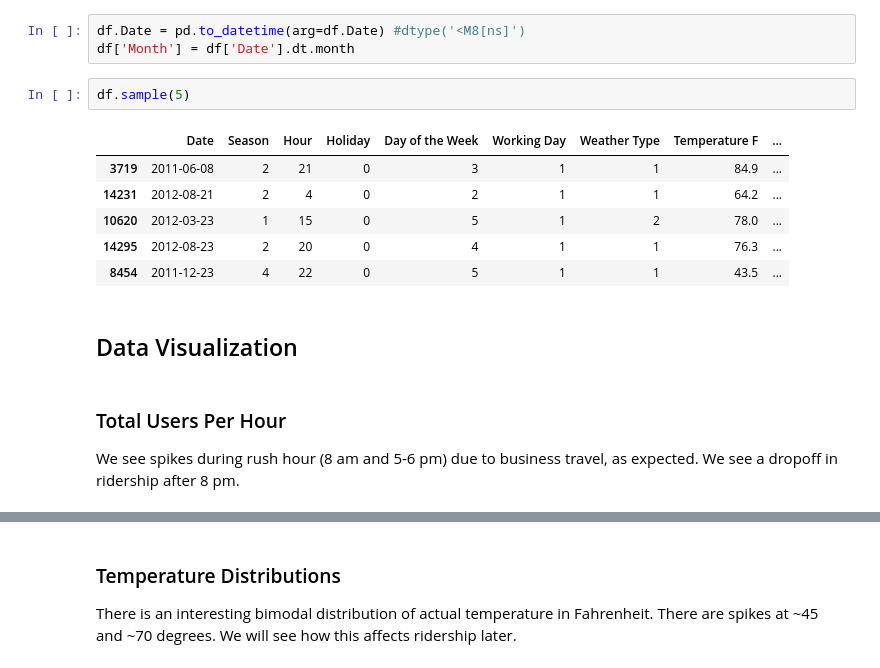
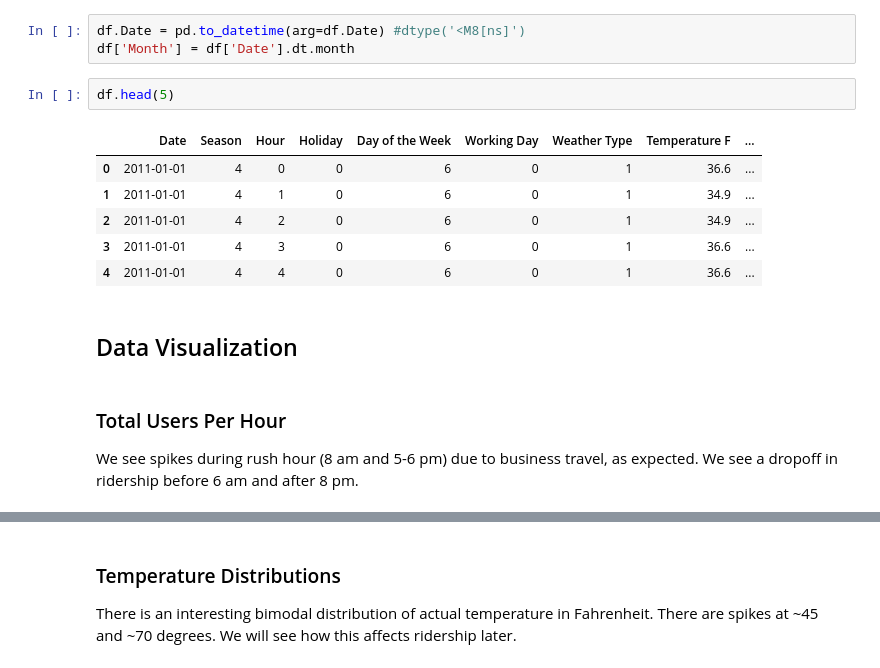
Before and after one commit to ArenCarpenter/Predicting_Bike_Ridership, a Jupyter notebook: 01_Exploratory_Data_Analysis.ipynb, the cells around one changed output, grey strips where cells are left out. Drawn from its saved outputs; the diff is of its cells as text.

```diff
--- a/01_Exploratory_Data_Analysis.ipynb
+++ b/01_Exploratory_Data_Analysis.ipynb
@@ -21,19 +21,19 @@ Our date column was an object, so transform to a datetime with pandas and create
 df.Date = pd.to_datetime(arg=df.Date) #dtype('<M8[ns]')
 df['Month'] = df['Date'].dt.month
 # %%
-df.sample(5)
+df.head(5)
 # %% [output]
 |  | Date | Season | Hour | Holiday | Day of the Week | Working Day | Weather Type | Temperature F | ... |
-| 3719 | 2011-06-08 | 2 | 21 | 0 | 3 | 1 | 1 | 84.9 | ... |
-| 14231 | 2012-08-21 | 2 | 4 | 0 | 2 | 1 | 1 | 64.2 | ... |
-| 10620 | 2012-03-23 | 1 | 15 | 0 | 5 | 1 | 2 | 78.0 | ... |
-| 14295 | 2012-08-23 | 2 | 20 | 0 | 4 | 1 | 1 | 76.3 | ... |
-| 8454 | 2011-12-23 | 4 | 22 | 0 | 5 | 1 | 1 | 43.5 | ... |
+| 0 | 2011-01-01 | 4 | 0 | 0 | 6 | 0 | 1 | 36.6 | ... |
+| 1 | 2011-01-01 | 4 | 1 | 0 | 6 | 0 | 1 | 34.9 | ... |
+| 2 | 2011-01-01 | 4 | 2 | 0 | 6 | 0 | 1 | 34.9 | ... |
+| 3 | 2011-01-01 | 4 | 3 | 0 | 6 | 0 | 1 | 36.6 | ... |
+| 4 | 2011-01-01 | 4 | 4 | 0 | 6 | 0 | 1 | 36.6 | ... |
 # %% [markdown]
 ## Data Visualization
 # %% [markdown]
 ### Total Users Per Hour
 
-We see spikes during rush hour (8 am and 5-6 pm) due to business travel, as expected. We see a dropoff in ridership after 8 pm.
+We see spikes during rush hour (8 am and 5-6 pm) due to business travel, as expected. We see a dropoff in ridership before 6 am and after 8 pm.
 # %%
 plt.figure(figsize=(8,5))
```
Also changed, not shown: parts of 12 cells of this notebook, 2 other files.
